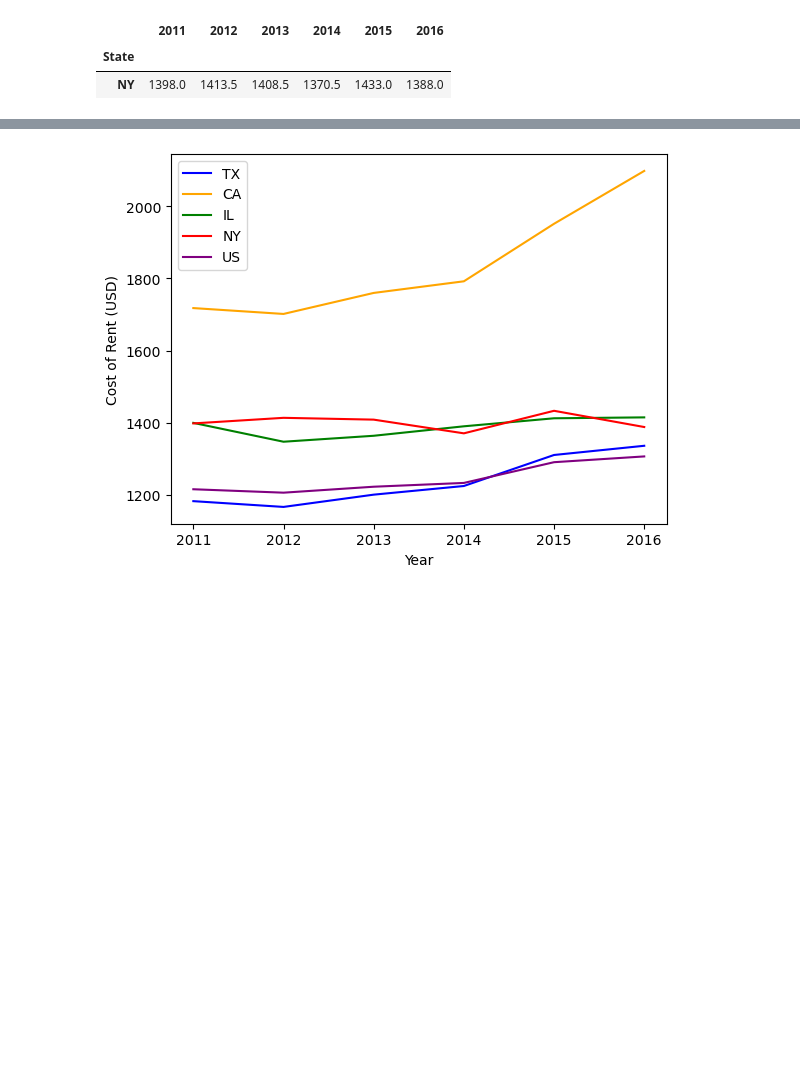
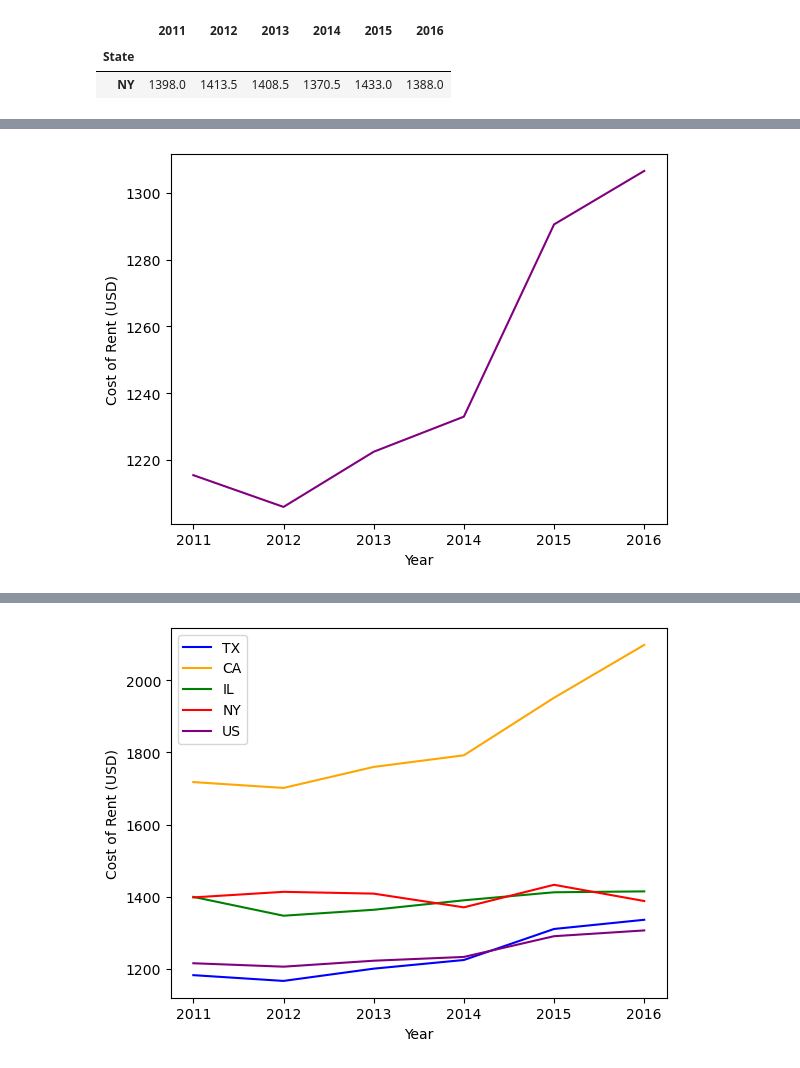
Before and after one commit to NoahShore/Group_7_Challenge_1, a Jupyter notebook: rent_data_analysis.ipynb, the cells around one changed output, grey strips where cells are left out. Drawn from its saved outputs; the diff is of its cells as text; code cells hidden in the pictures; blank space fills up the shorter version.

```diff
--- a/rent_data_analysis.ipynb
+++ b/rent_data_analysis.ipynb
@@ -487,6 +486,18 @@ US_yearly_rent_df.head(10)
 |  | 2011 | 2012 | 2013 | 2014 | 2015 | 2016 |
 | State |  |  |  |  |  |  |
 | US | 1215.5 | 1206.0 | 1222.5 | 1233.0 | 1290.5 | 1306.5 |
+# %%
+#Graph of US Rent change from 2011-2016
+years = ["2011", "2012", "2013", "2014", "2015", "2016",]
+
+US_graph = plt.plot(years, ALL_yearly_rent_df.loc["US",["2011", "2012", "2013", "2014", "2015", "2016",]], label="US", color="purple")
+
+plt.xlabel("Year")
+plt.ylabel("Cost of Rent (USD)")
+
+plt.show()
+# %% [output]
+[figure, added]
 # %%
 #combine yearly rents in to one df
 TX_CA_yearly_rent_df = pd.concat([TX_yearly_rent_df, CA_yearly_rent_df], axis=0, ignore_index = True)
```
Also changed, not shown: parts of 4 cells of this notebook, 1 other file.
